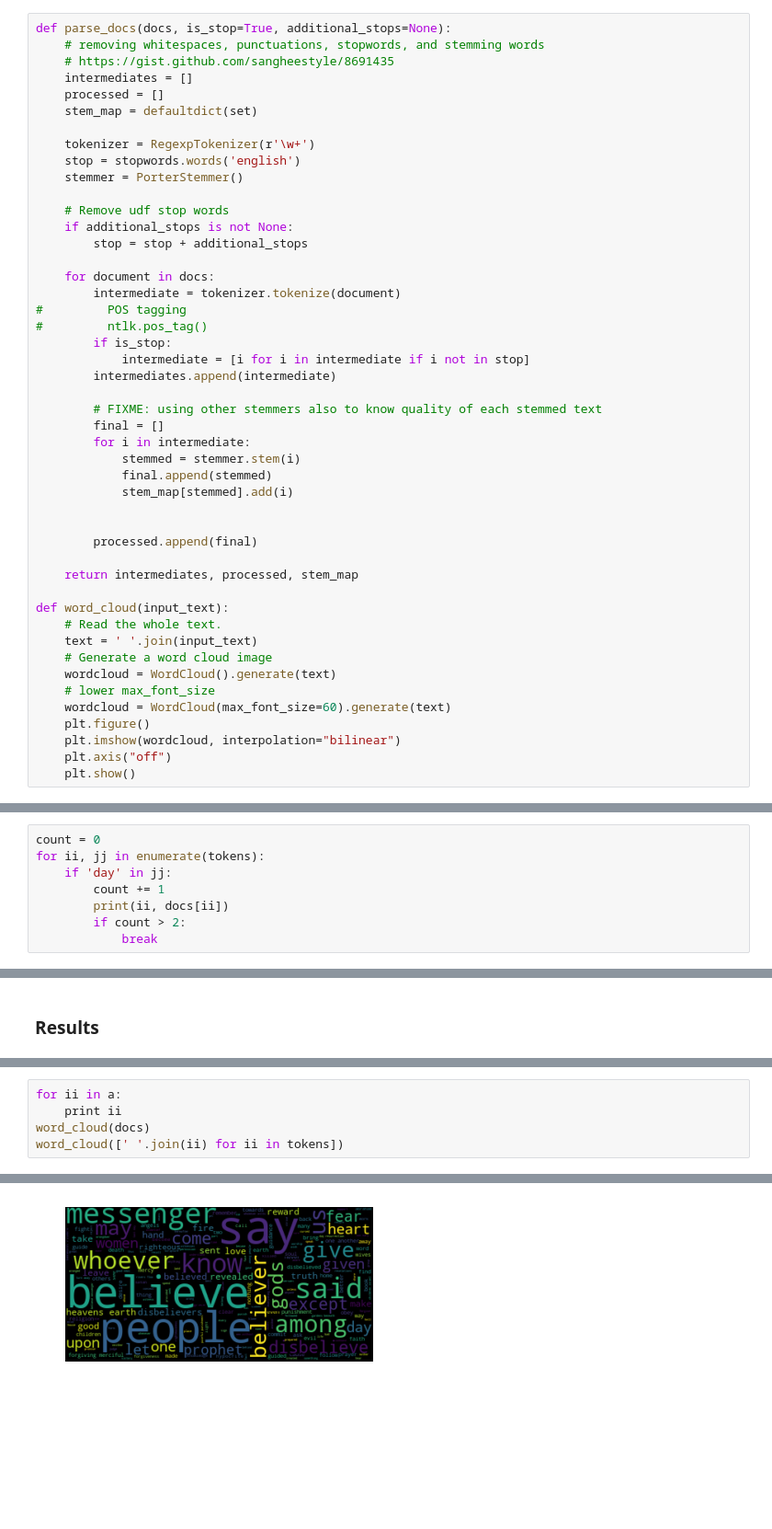
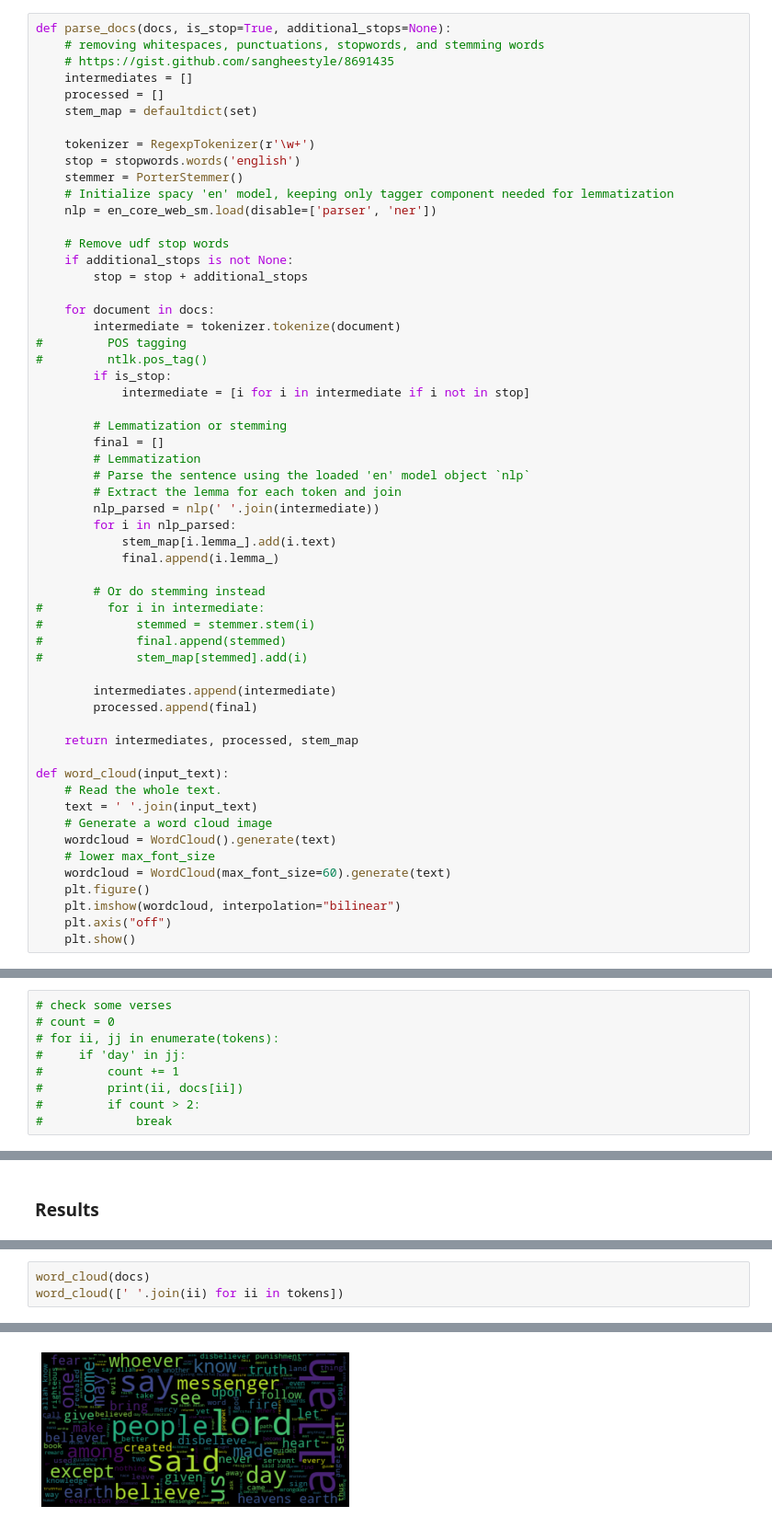
Before and after one commit to yuwei2341/nlp, a Jupyter notebook: topics/Quran.ipynb, the cells around one changed output, grey strips where cells are left out. Shown at 92% size. Cells and saved outputs as stored; diff of their text form; blank space fills up the shorter version.

Commit message:
New lemma; LDA for quran

```diff
--- a/topics/Quran.ipynb
+++ b/topics/Quran.ipynb
@@ -30,6 +36,8 @@ def parse_docs(docs, is_stop=True, additional_stops=None):
     tokenizer = RegexpTokenizer(r'\w+')
     stop = stopwords.words('english')
     stemmer = PorterStemmer()
+    # Initialize spacy 'en' model, keeping only tagger component needed for lemmatization
+    nlp = en_core_web_sm.load(disable=['parser', 'ner'])
 
     # Remove udf stop words
     if additional_stops is not None:
@@ -41,16 +49,24 @@ def parse_docs(docs, is_stop=True, additional_stops=None):
 #         ntlk.pos_tag()
         if is_stop:
             intermediate = [i for i in intermediate if i not in stop]
+
+        # Lemmatization or stemming
+        final = []
+        # Lemmatization
+        # Parse the sentence using the loaded 'en' model object `nlp`
+        # Extract the lemma for each token and join
+        nlp_parsed = nlp(' '.join(intermediate))
+        for i in nlp_parsed:
+            stem_map[i.lemma_].add(i.text)
+            final.append(i.lemma_)
+
+        # Or do stemming instead
+#         for i in intermediate:
+#             stemmed = stemmer.stem(i)
+#             final.append(stemmed)
+#             stem_map[stemmed].add(i)
+
         intermediates.append(intermediate)
-
-        # FIXME: using other stemmers also to know quality of each stemmed text
-        final = []
-        for i in intermediate:
-            stemmed = stemmer.stem(i)
-            final.append(stemmed)
-            stem_map[stemmed].add(i)
-
-
         processed.append(final)
 
     return intermediates, processed, stem_map
@@ -152,11 +154,12 @@ dtype: int64
 # %%
-count = 0
-for ii, jj in enumerate(tokens):
-    if 'day' in jj:
-        count += 1
-        print(ii, docs[ii])
-        if count > 2:
-            break
+# check some verses
+# count = 0
+# for ii, jj in enumerate(tokens):
+#     if 'day' in jj:
+#         count += 1
+#         print(ii, docs[ii])
+#         if count > 2:
+#             break
 # %% [output]
 2 master of the day of judgment.
 13 among the people are those who say, we believe in allah and in the last day, but they are not believers.
@@ -267,6 +330,4 @@ First topic:
 # %%
-for ii in a:
-    print ii
 word_cloud(docs)
 word_cloud([' '.join(ii) for ii in tokens])
 # %% [output]
@@ -279,2 +335,2 @@ word_cloud([' '.join(ii) for ii in tokens])
-[figure, old version]
+[figure, new version]
 # %%
```
Also changed, not shown: parts of 26 cells of this notebook, 2 other files.
